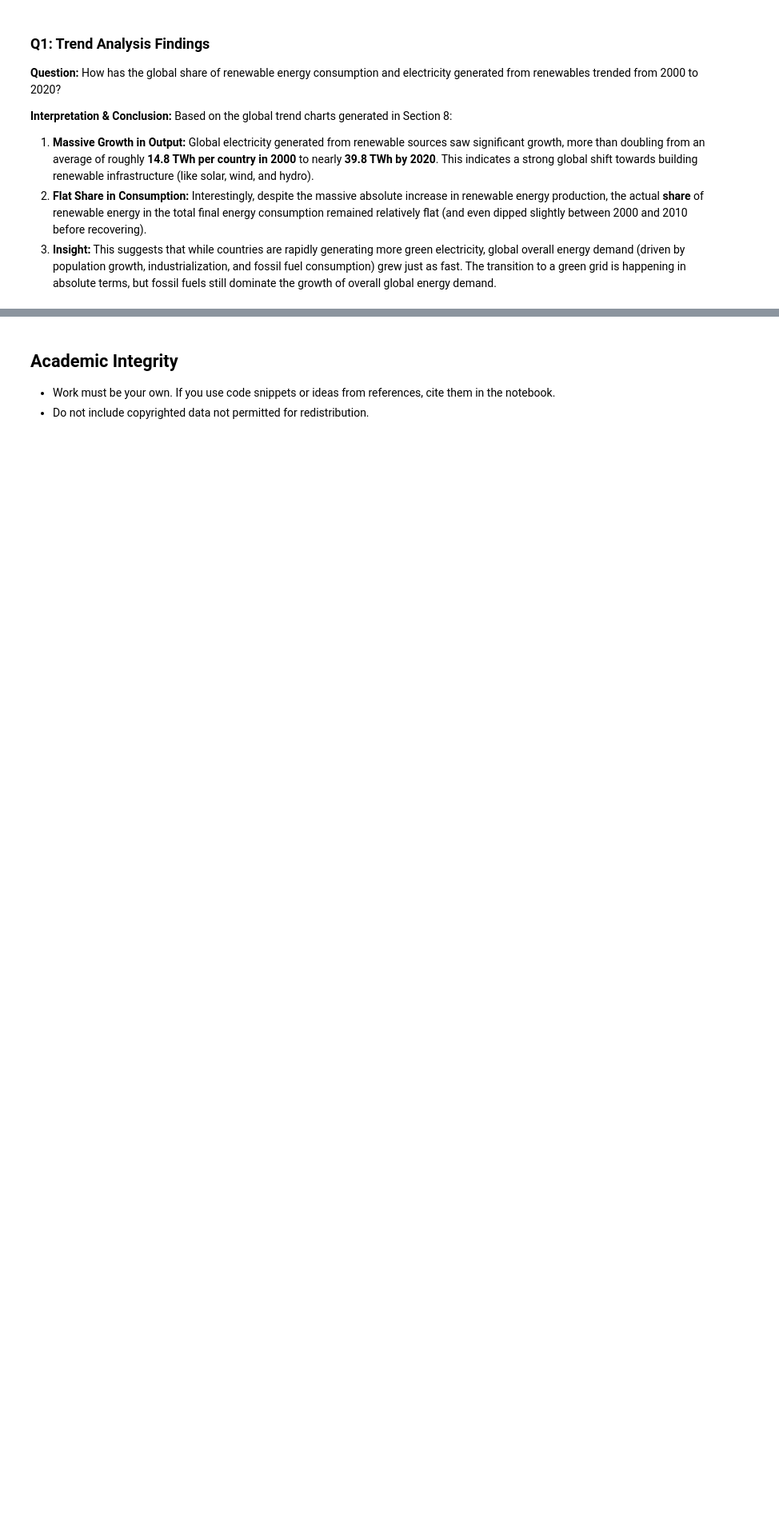
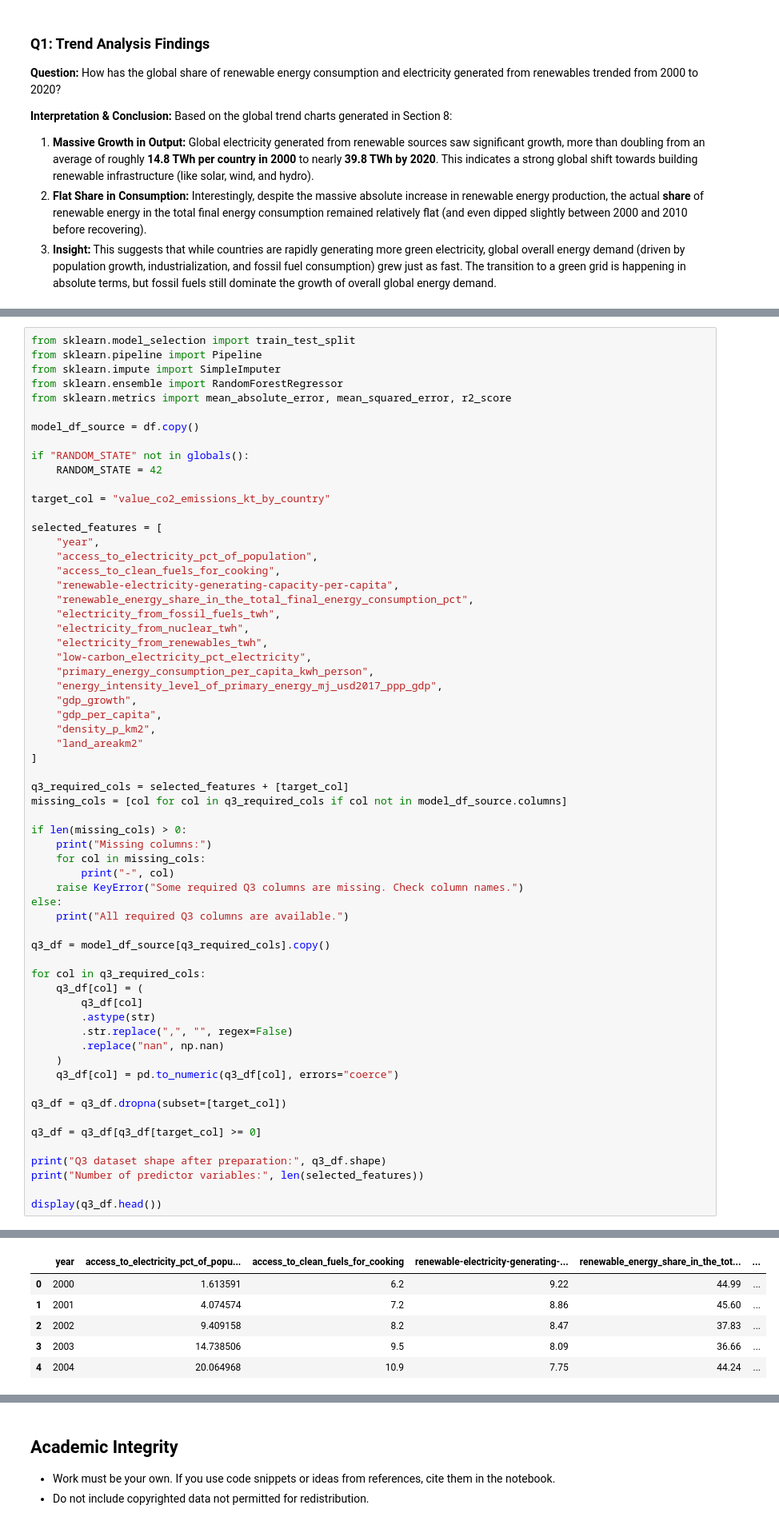
Before and after one commit to cooldudeandguy2004/DataScienceFundamentalsProject, a Jupyter notebook: TT3L_G7_Notebook.ipynb, the cells around one changed output, grey strips where cells are left out. Shown at 80% size. Drawn from its saved outputs; the diff is of its cells as text; blank space fills up the shorter version.

```diff
--- a/TT3L_G7_Notebook.ipynb
+++ b/TT3L_G7_Notebook.ipynb
@@ -517,0 +684,63 @@ Based on the global trend charts generated in Section 8:
+# %%
+from sklearn.model_selection import train_test_split
+from sklearn.pipeline import Pipeline
+from sklearn.impute import SimpleImputer
+from sklearn.ensemble import RandomForestRegressor
+from sklearn.metrics import mean_absolute_error, mean_squared_error, r2_score
+
+model_df_source = df.copy()
+
+if "RANDOM_STATE" not in globals():
+    RANDOM_STATE = 42
+
+target_col = "value_co2_emissions_kt_by_country"
+
+selected_features = [
+    "year",
+    "access_to_electricity_pct_of_population",
+    "access_to_clean_fuels_for_cooking",
+    "renewable-electricity-generating-capacity-per-capita",
+    "renewable_energy_share_in_the_total_final_energy_consumption_pct",
+    "electricity_from_fossil_fuels_twh",
+    "electricity_from_nuclear_twh",
+    "electricity_from_renewables_twh",
+    "low-carbon_electricity_pct_electricity",
+    "primary_energy_consumption_per_capita_kwh_person",
+    "energy_intensity_level_of_primary_energy_mj_usd2017_ppp_gdp",
+    "gdp_growth",
+    "gdp_per_capita",
+    "density_p_km2",
+    "land_areakm2"
+]
+
+q3_required_cols = selected_features + [target_col]
+missing_cols = [col for col in q3_required_cols if col not in model_df_source.columns]
+
+if len(missing_cols) > 0:
+    print("Missing columns:")
+    for col in missing_cols:
+        print("-", col)
+    raise KeyError("Some required Q3 columns are missing. Check column names.")
+else:
+    print("All required Q3 columns are available.")
+
+q3_df = model_df_source[q3_required_cols].copy()
+
+for col in q3_required_cols:
+    q3_df[col] = (
+        q3_df[col]
+        .astype(str)
+        .str.replace(",", "", regex=False)
+        .replace("nan", np.nan)
+    )
+    q3_df[col] = pd.to_numeric(q3_df[col], errors="coerce")
+
+q3_df = q3_df.dropna(subset=[target_col])
+
+q3_df = q3_df[q3_df[target_col] >= 0]
+
+print("Q3 dataset shape after preparation:", q3_df.shape)
+print("Number of predictor variables:", len(selected_features))
+
+display(q3_df.head())
+# %% [output]
@@ -517,0 +750,6 @@ Based on the global trend charts generated in Section 8:
+|  | year | access_to_electricity_pct_of_popu... | access_to_clean_fuels_for_cooking | renewable-electricity-generating-... | renewable_energy_share_in_the_tot... | ... |
+| 0 | 2000 | 1.613591 | 6.2 | 9.22 | 44.99 | ... |
+| 1 | 2001 | 4.074574 | 7.2 | 8.86 | 45.60 | ... |
+| 2 | 2002 | 9.409158 | 8.2 | 8.47 | 37.83 | ... |
+| 3 | 2003 | 14.738506 | 9.5 | 8.09 | 36.66 | ... |
+| 4 | 2004 | 20.064968 | 10.9 | 7.75 | 44.24 | ... |
```
Also changed, not shown: parts of 14 cells of this notebook.
